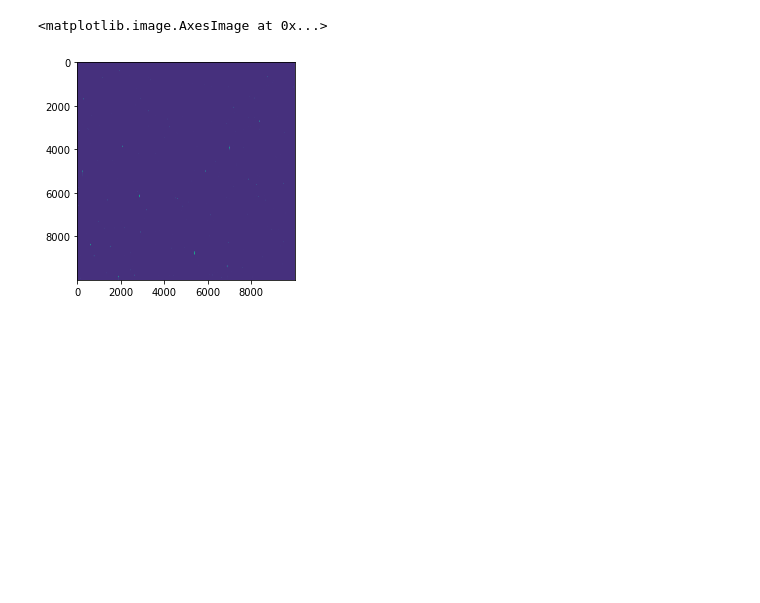
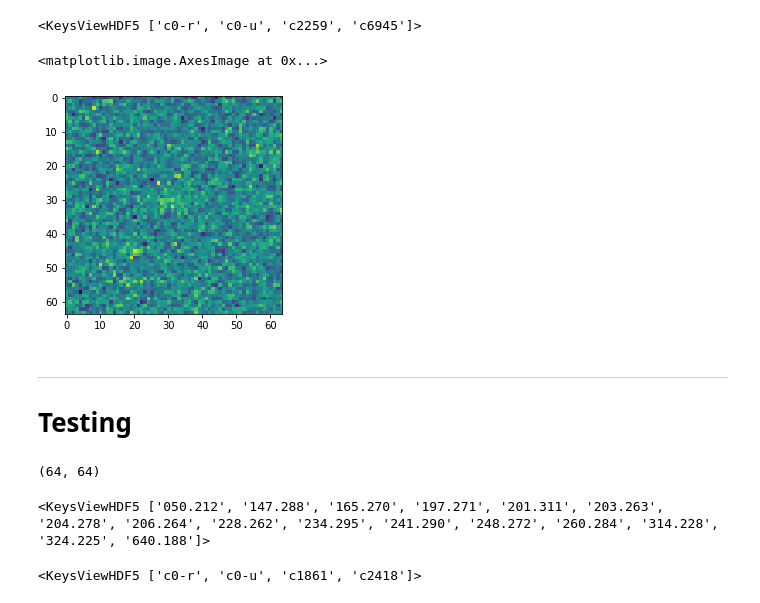
Before and after one commit to AnaHoban/lensing, a Jupyter notebook: Code/Batch Loading/Currently used/AnaTests.ipynb, the cells around one changed output. Saved outputs shown, nothing was run; the diff lists cells and outputs as text; code cells hidden in the pictures; blank space fills up the shorter version.

Commit message:
created h5 file for cutouts containing candidates

```diff
--- a/Code/Batch Loading/Currently used/AnaTests.ipynb
+++ b/Code/Batch Loading/Currently used/AnaTests.ipynb
@@ -41,0 +55,19 @@ data, header = fits.getdata(image_dir+'CFIS.223.246.r.fits', header=True)
+# %%
+label_subdirs = ["stronglensdb_confirmed_unige/", "stronglensdb_candidates_unige/", "canameras2020/",
+                 "huang2020a_grade_A/", "huang2020a_grade_B/", "huang2020a_grade_C/",
+                 "huang2020b_grade_A/", "huang2020b_grade_B/", "huang2020b_grade_C/"]
+filters = ["CFIS u/", "PS1 g/", "CFIS r/", "PS1 i/", "PS1 z/"]
+filter_dict = {k:v for v,k in enumerate(filters)}
+# %%
+len_cat = []
+for label_subdir in [label_subdirs[0]]:
+    for f in [filters[0],filters[2]]:
+        subdir = label_dir + label_subdir + f
+        for csv in os.listdir(subdir):
+            if csv != ".ipynb_checkpoints":
+                tile_id = csv[:7]
+
+                tile_name = f.split(" ")[0] + "." + tile_id + "." + f.split(" ")[1][0]
+
+                cat = table.Table.read(image_dir+ tile_name + '.cat', format="ascii.sextractor")
+                len_cat.append(len(cat))
@@ -41,0 +90,4 @@ data, header = fits.getdata(image_dir+'CFIS.223.246.r.fits', header=True)
+# %%
+for i in list(hf.keys()):
+    del hf[i]
+hf.keys()
@@ -41,0 +96,12 @@ data, header = fits.getdata(image_dir+'CFIS.223.246.r.fits', header=True)
+# %%
+#clean directory
+for label_subdir in [label_subdirs[0]]:
+    for f in [filters[2],filters[0]]:
+        subdir = label_dir + label_subdir + f
+        print(subdir)
+        z = 1
+        for csv in os.listdir(subdir):
+            if csv == '.ipynb_checkpoints':
+                del csv
+            else:
+                print(csv)
@@ -41,0 +306,12 @@ data, header = fits.getdata(image_dir+'CFIS.223.246.r.fits', header=True)
+# %%
+hf['297.255/WEIGHTS'].keys()
+# %% [output]
+<KeysViewHDF5 ['c0-r', 'c0-u', 'c2259', 'c6945']>
+# %%
+plt.imshow(np.array(hf['297.255/IMAGES/c6945'])[...,2])
+# %% [output]
+<matplotlib.image.AxesImage at 0x...>
+[figure, added]
+# %% [markdown]
+---
+# Testing
@@ -42,5 +320,4 @@ data, header = fits.getdata(image_dir+'CFIS.223.246.r.fits', header=True)
 # %%
-plt.imshow(data)
+plt.imshow(img_cutout.shape
 # %% [output]
-<matplotlib.image.AxesImage at 0x...>
+(64, 64)
-[figure, removed]
@@ -48,0 +324,8 @@ import umap.umap_ as umap
+# %%
+hf.keys()
+# %% [output]
+<KeysViewHDF5 ['050.212', '147.288', '165.270', '197.271', '201.311', '203.263', '204.278', '206.264', '228.262', '234.295', '241.290', '248.272', '260.284', '314.228', '324.225', '640.188']>
+# %%
+hf['165.270/IMAGES'].keys()
+# %% [output]
+<KeysViewHDF5 ['c0-r', 'c0-u', 'c1861', 'c2418']>
```
Also changed, not shown: parts of 27 cells of this notebook, 14 other files.
